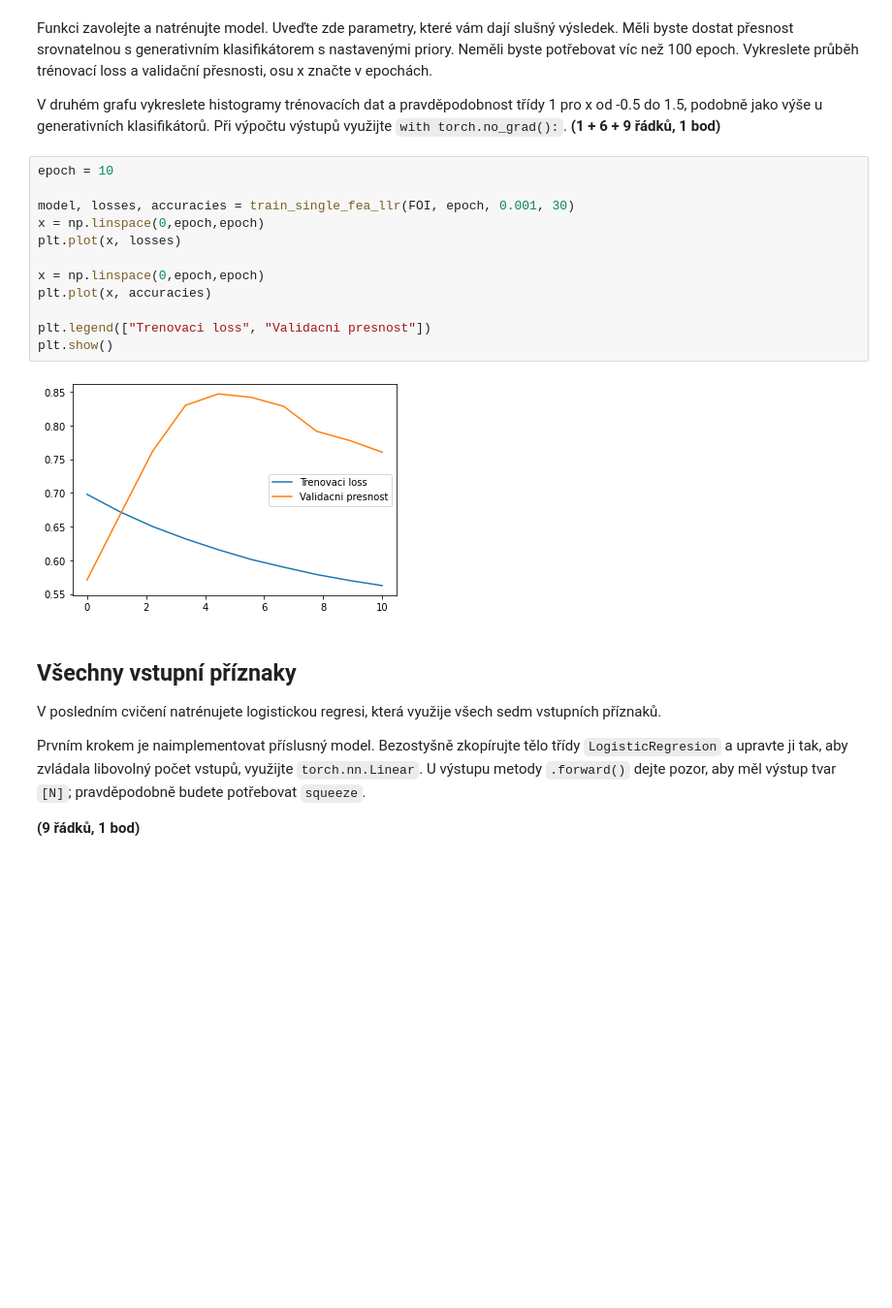
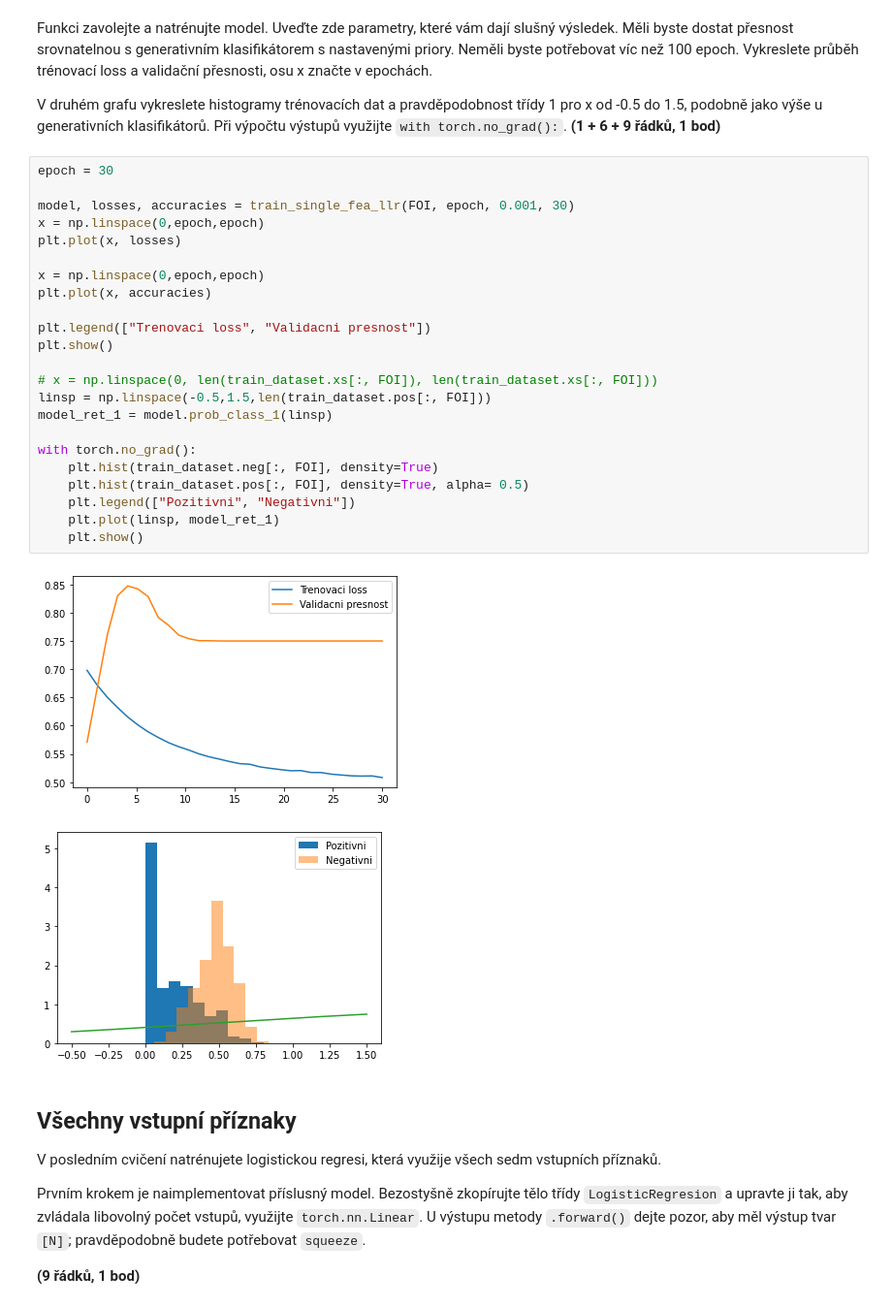
Before and after one commit to RouSkiSroup/SUI_1-uloha, a Jupyter notebook: domaci-uloha/zadani.ipynb, the cells around one changed output. Shown at 97% size. Cells and saved outputs as stored; diff of their text form; blank space fills up the shorter version.

```diff
--- a/domaci-uloha/zadani.ipynb
+++ b/domaci-uloha/zadani.ipynb
@@ -356,19 +341,31 @@ V druhém grafu vykreslete histogramy trénovacích dat a pravděpodobnost tří
 Při výpočtu výstupů využijte `with torch.no_grad():`.
 **(1 + 6 + 9 řádků, 1 bod)**
 # %%
-epoch = 10
+epoch = 30
 
 model, losses, accuracies = train_single_fea_llr(FOI, epoch, 0.001, 30)
 x = np.linspace(0,epoch,epoch)
 plt.plot(x, losses)
 
 x = np.linspace(0,epoch,epoch)
 plt.plot(x, accuracies)
 
 plt.legend(["Trenovaci loss", "Validacni presnost"])
 plt.show()
+
+# x = np.linspace(0, len(train_dataset.xs[:, FOI]), len(train_dataset.xs[:, FOI]))
+linsp = np.linspace(-0.5,1.5,len(train_dataset.pos[:, FOI]))
+model_ret_1 = model.prob_class_1(linsp)
+
+with torch.no_grad():
+    plt.hist(train_dataset.neg[:, FOI], density=True)
+    plt.hist(train_dataset.pos[:, FOI], density=True, alpha= 0.5)
+    plt.legend(["Pozitivni", "Negativni"])
+    plt.plot(linsp, model_ret_1)
+    plt.show()
 # %% [output]
-[figure, old version]
+[figure, new version]
+[figure, added]
 # %% [markdown]
 ## Všechny vstupní příznaky
 V posledním cvičení natrénujete logistickou regresi, která využije všech sedm vstupních příznaků.
```
Also changed, not shown: parts of 11 cells of this notebook.
